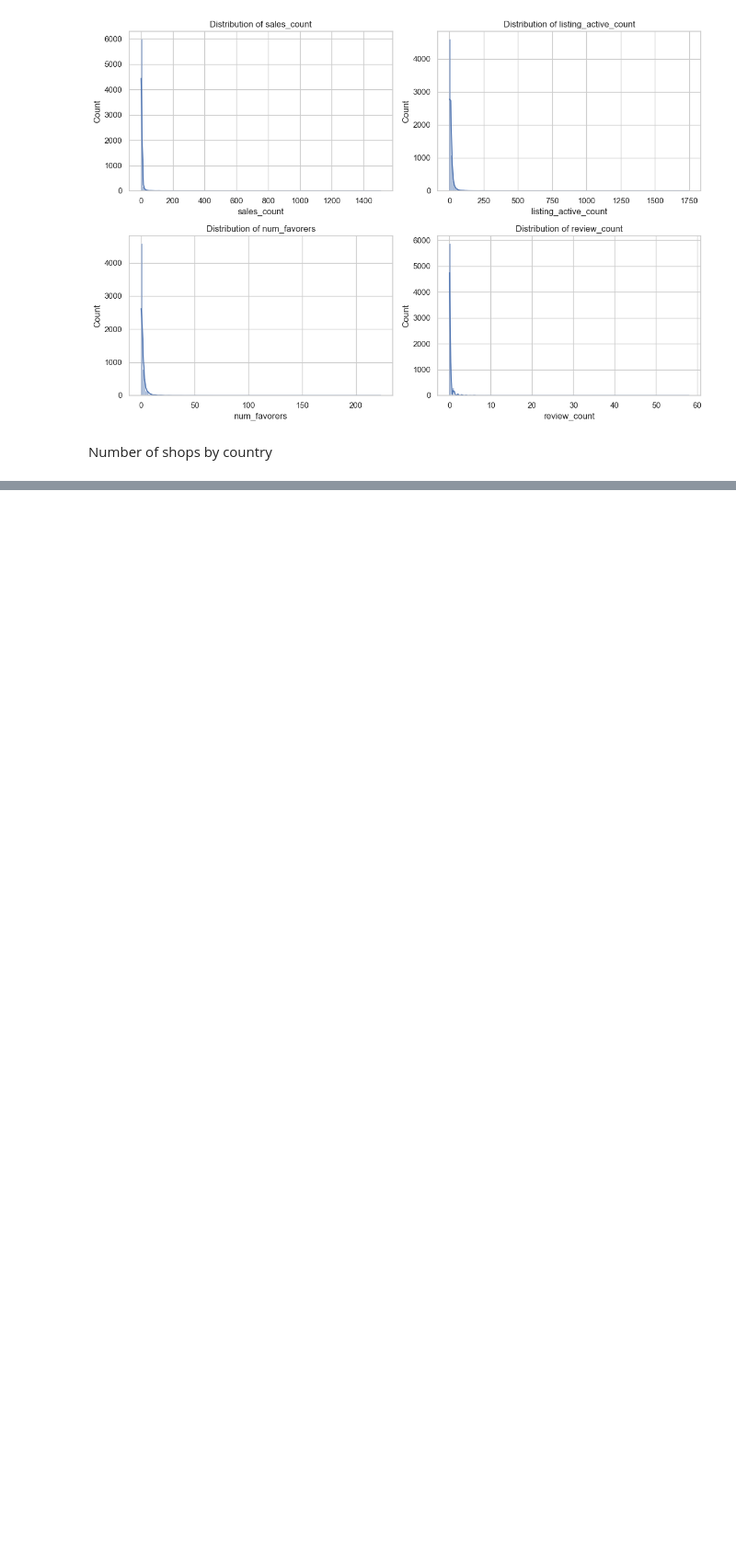
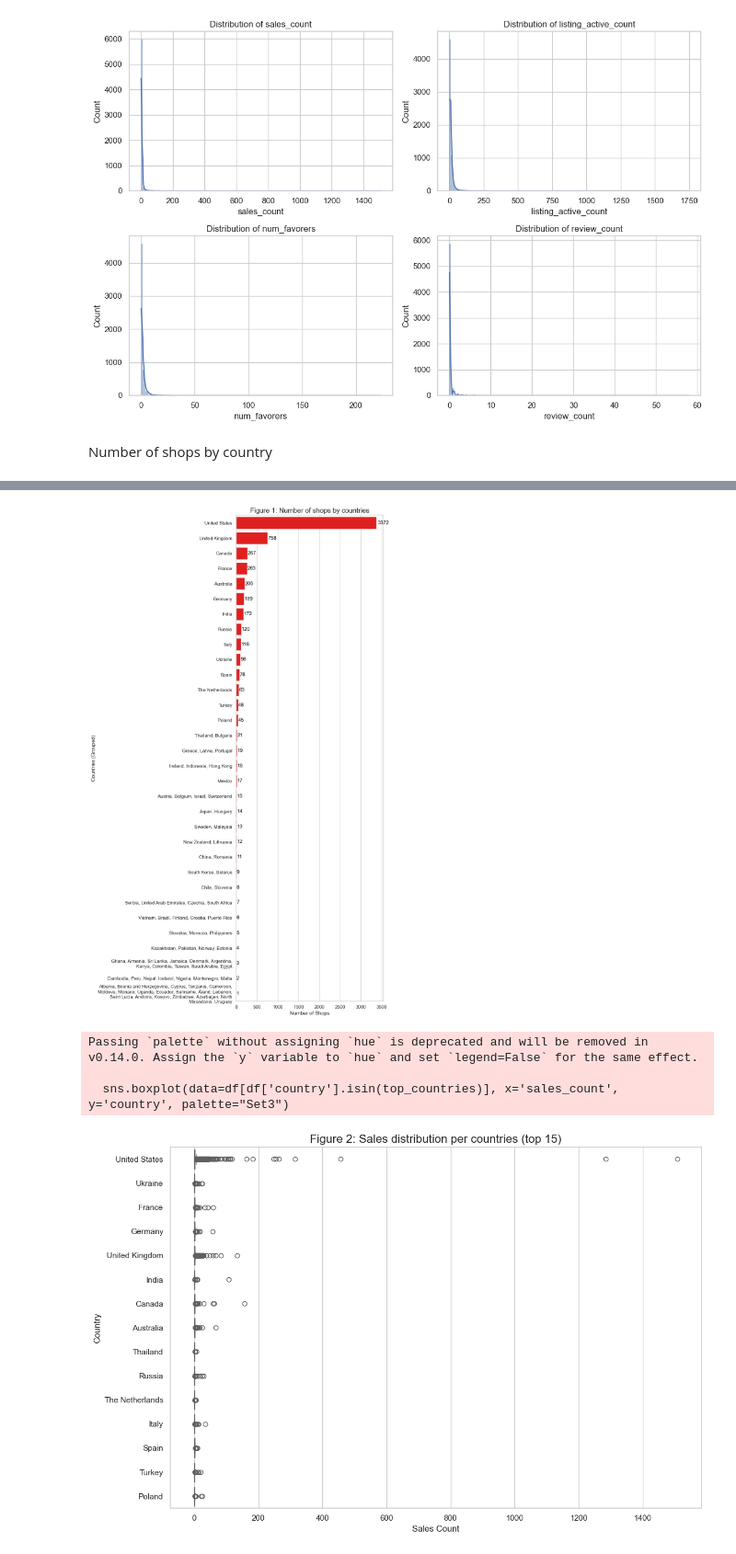
Before and after one commit to Karolinawl/fuzzy-engine, a Jupyter notebook: assets/eda_analysis.ipynb, the cells around one changed output, grey strips where cells are left out. Shown at 92% size. Drawn from its saved outputs; the diff is of its cells as text; code cells hidden in the pictures; blank space fills up the shorter version.

```diff
--- a/assets/eda_analysis.ipynb
+++ b/assets/eda_analysis.ipynb
@@ -152,0 +127,52 @@ Figure 2: Sales distribution per region (boxplot)
+# %%
+import textwrap
+# number of shops by country
+plt.figure(figsize=(10, 17))
+country_counts = df['country'].value_counts()
+#group countries by number of shops to make chart more visually clear
+grouped_counts = country_counts.groupby(country_counts).apply(lambda x: ', '.join(x.index))
+#sort shops descending by number of shops
+grouped_counts = grouped_counts.sort_index(ascending=False)
+#wrap long country name lists (over 50 characters) for better display
+grouped_wrapped = grouped_counts.apply(lambda txt: "\n".join(textwrap.wrap(txt, width=60)))
+sns.barplot(x=grouped_counts.index, y=grouped_wrapped.values, color="red")
+#add shop counts to the ends of the bars
+for i, count in enumerate(grouped_counts.index):
+    plt.text(count * 1.01, i, str(count), va='center', ha='left', fontsize=12, color='black')
+plt.title("Figure 1: Number of shops by countries", fontsize=16)
+plt.xlabel("Number of Shops", fontsize=12)
+plt.ylabel("Countries (Grouped)", fontsize=12)
+plt.tight_layout()
+plt.show()
+# sales distribution per countries (top 15)
+top_countries = df['country'].value_counts().nlargest(15).index
+plt.figure(figsize=(12, 8))
+sns.boxplot(data=df[df['country'].isin(top_countries)], x='sales_count', y='country', palette="Set3")
+plt.title("Figure 2: Sales distribution per countries (top 15)", fontsize=16)
+plt.xlabel("Sales Count", fontsize=12)
+plt.ylabel("Country", fontsize=12)
+plt.tight_layout()
+plt.show()
+#figure 2A - USA
+plt.figure(figsize=(10, 6))
+sns.boxplot(data=df[df['country'] == 'United States'], x='sales_count', color="red")
+plt.title("Figure 2A: Sales distribution in USA", fontsize=16)
+plt.xlabel("Sales Count", fontsize=12)
+plt.tight_layout()
+plt.show()
+#figure 2B - rest of top 14
+top15 = df['country'].value_counts().head(15).index
+df_top14 = df[df['country'].isin(top15) & (df['country'] != 'United States')]
+plt.figure(figsize=(10, 8))
+sns.boxplot(data=df_top14, x='sales_count', y='country', palette='Reds_r')
+plt.title("Figure 2B: Sales Distribution — Top 15 Countries (excluding USA)")
+plt.xlabel("Sales Count")
+plt.ylabel("Country")
+plt.tight_layout()
+plt.show()
+# %% [output]
+[figure, added]
+Passing `palette` without assigning `hue` is deprecated and will be removed in v0.14.0. Assign the `y` variable to `hue` and set `legend=False` for the same effect.
+
+  sns.boxplot(data=df[df['country'].isin(top_countries)], x='sales_count', y='country', palette="Set3")
+[figure, added]
```
Also changed, not shown: parts of 16 cells of this notebook.
